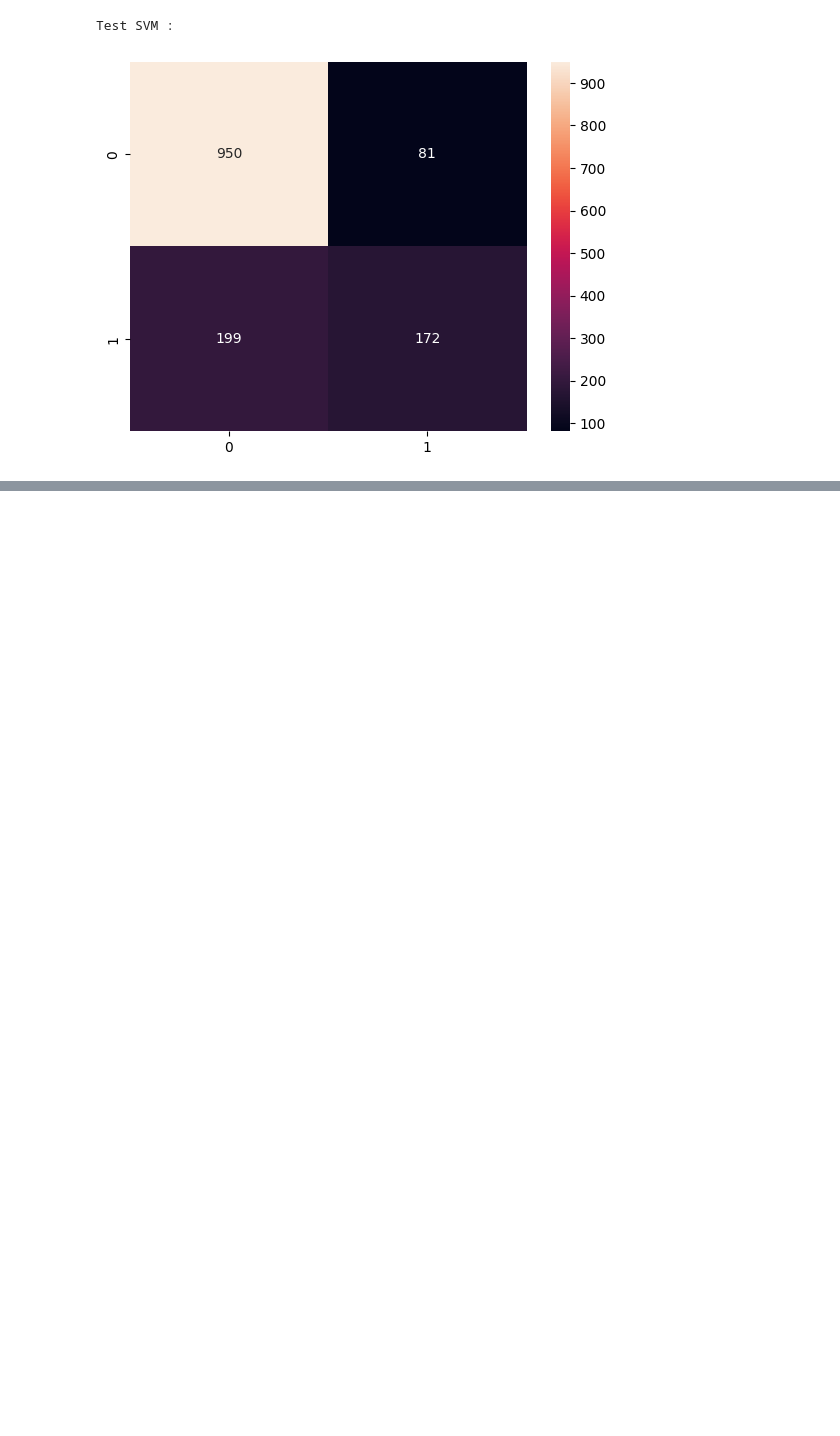
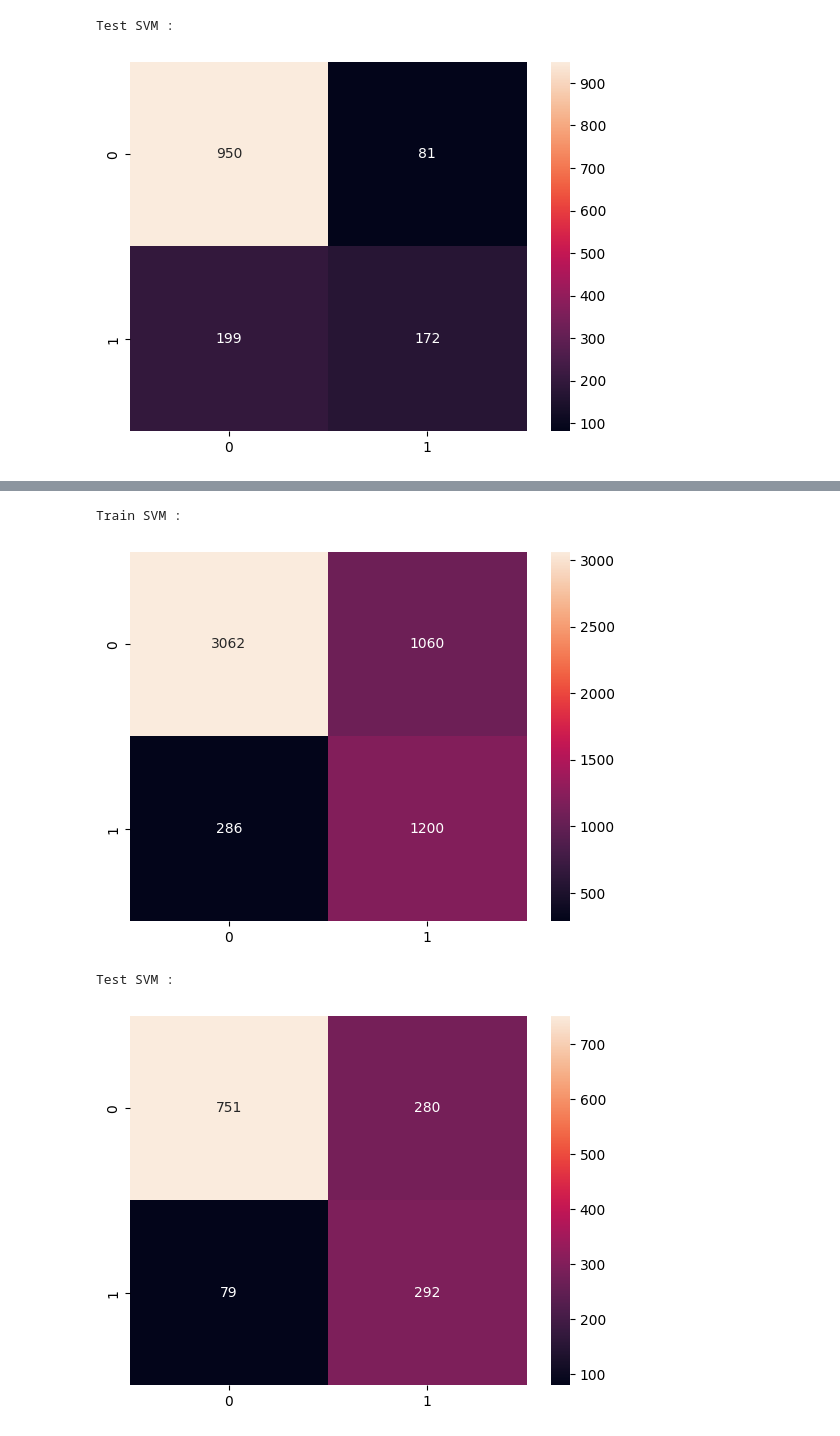
Before and after one commit to zeyadmedhat/Telco_Customer_Churn, a Jupyter notebook: Telco_Customer_Churn.ipynb, the cells around one changed output, grey strips where cells are left out. Saved outputs shown, nothing was run; the diff lists cells and outputs as text; code cells hidden in the pictures; blank space fills up the shorter version.

```diff
--- a/Telco_Customer_Churn.ipynb
+++ b/Telco_Customer_Churn.ipynb
@@ -444,0 +499,6 @@ Test SVM :
+# %%
+svm_model = SVC(kernel='rbf', C=0.5, class_weight='balanced')
+svm_model.fit(x_train, y_train)
+
+print('Training Accuracy: ', round(svm_model.score(x_train, y_train) * 100, 2))
+print('Testing Accuracy: ', round(svm_model.score(x_test, y_test) * 100, 2))
@@ -444,0 +508,7 @@ Test SVM :
+# %%
+y_train_pred = svm_model.predict(x_train)
+y_test_pred = svm_model.predict(x_test)
+
+print('Train SVM :\n', classification_report(y_train, y_train_pred))
+print( '-' * 60)
+print('Test SVM :\n', classification_report(y_test, y_test_pred))
@@ -444,0 +536,13 @@ Test SVM :
+# %%
+print('Train SVM :')
+sns.heatmap(confusion_matrix(y_train,y_train_pred),annot=True, fmt='g')
+plt.show()
+
+print('Test SVM :')
+sns.heatmap(confusion_matrix(y_test,y_test_pred),annot=True, fmt='g')
+plt.show()
+# %% [output]
+Train SVM :
+[figure, added]
+Test SVM :
+[figure, added]
```
Also changed, not shown: parts of 10 cells of this notebook.
